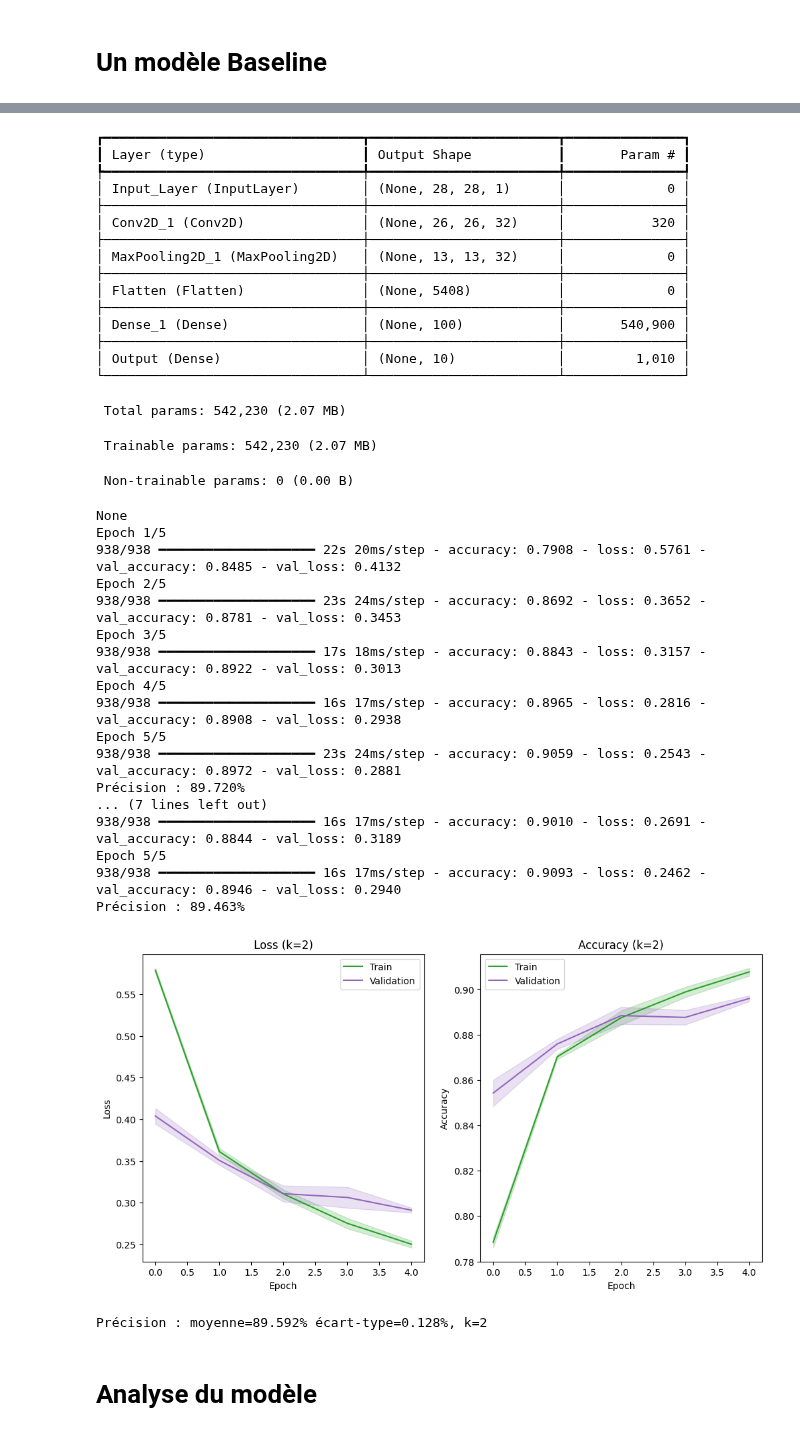
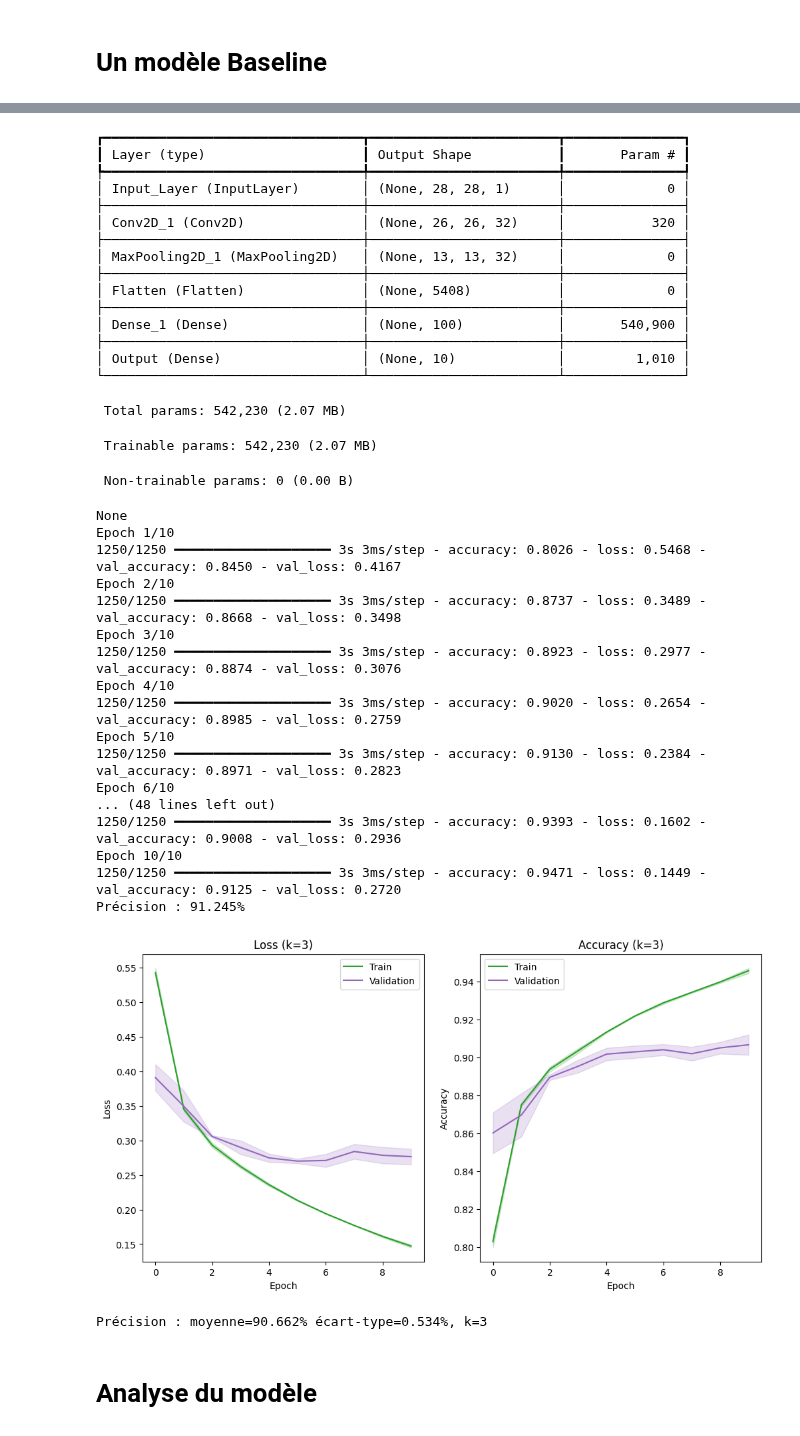
Before and after one commit to 3nd3rh3o/deeplearning-TER, a Jupyter notebook: TER/phaseI/C1-hugo.ipynb, the cells around one changed output, grey strips where cells are left out. Saved outputs shown, nothing was run; the diff lists cells and outputs as text; code cells hidden in the pictures.

```diff
--- a/TER/phaseI/C1-hugo.ipynb
+++ b/TER/phaseI/C1-hugo.ipynb
@@ -524,49 +523,49 @@ def run_evaluation(folds, epochs):
     # Affichage des statistiques de précision : moyenne et écart-type
     print(f'Précision : moyenne={mean(scores) * 100:.3f}% écart-type={std(scores) * 100:.3f}%, k={len(scores)}')
 # %%
-k=2 # Nombre de folds
-epochs=5 # Nombre d'epochs
+k=3 # Nombre de folds
+epochs=10 # Nombre d'epochs
 shapeinput=(28, 28, 1) # Format de l'image 28x28 sur 1 canal
 run_evaluation(k,epochs)
 # %% [output]
 Model: "Baseline_CNN"
 ┏━━━━━━━━━━━━━━━━━━━━━━━━━━━━━━━━━┳━━━━━━━━━━━━━━━━━━━━━━━━┳━━━━━━━━━━━━━━━┓
 ┃ Layer (type)                    ┃ Output Shape           ┃       Param # ┃
 ┡━━━━━━━━━━━━━━━━━━━━━━━━━━━━━━━━━╇━━━━━━━━━━━━━━━━━━━━━━━━╇━━━━━━━━━━━━━━━┩
 │ Input_Layer (InputLayer)        │ (None, 28, 28, 1)      │             0 │
 ├─────────────────────────────────┼────────────────────────┼───────────────┤
 │ Conv2D_1 (Conv2D)               │ (None, 26, 26, 32)     │           320 │
 ├─────────────────────────────────┼────────────────────────┼───────────────┤
 │ MaxPooling2D_1 (MaxPooling2D)   │ (None, 13, 13, 32)     │             0 │
 ├─────────────────────────────────┼────────────────────────┼───────────────┤
 │ Flatten (Flatten)               │ (None, 5408)           │             0 │
 ├─────────────────────────────────┼────────────────────────┼───────────────┤
 │ Dense_1 (Dense)                 │ (None, 100)            │       540,900 │
 ├─────────────────────────────────┼────────────────────────┼───────────────┤
 │ Output (Dense)                  │ (None, 10)             │         1,010 │
 └─────────────────────────────────┴────────────────────────┴───────────────┘
  Total params: 542,230 (2.07 MB)
  Trainable params: 542,230 (2.07 MB)
  Non-trainable params: 0 (0.00 B)
 None
-Epoch 1/5
-938/938 ━━━━━━━━━━━━━━━━━━━━ 22s 20ms/step - accuracy: 0.7908 - loss: 0.5761 - val_accuracy: 0.8485 - val_loss: 0.4132
-Epoch 2/5
-938/938 ━━━━━━━━━━━━━━━━━━━━ 23s 24ms/step - accuracy: 0.8692 - loss: 0.3652 - val_accuracy: 0.8781 - val_loss: 0.3453
-Epoch 3/5
-938/938 ━━━━━━━━━━━━━━━━━━━━ 17s 18ms/step - accuracy: 0.8843 - loss: 0.3157 - val_accuracy: 0.8922 - val_loss: 0.3013
-Epoch 4/5
-938/938 ━━━━━━━━━━━━━━━━━━━━ 16s 17ms/step - accuracy: 0.8965 - loss: 0.2816 - val_accuracy: 0.8908 - val_loss: 0.2938
-Epoch 5/5
-938/938 ━━━━━━━━━━━━━━━━━━━━ 23s 24ms/step - accuracy: 0.9059 - loss: 0.2543 - val_accuracy: 0.8972 - val_loss: 0.2881
-Précision : 89.720%
-... (7 lines left out)
-938/938 ━━━━━━━━━━━━━━━━━━━━ 16s 17ms/step - accuracy: 0.9010 - loss: 0.2691 - val_accuracy: 0.8844 - val_loss: 0.3189
-Epoch 5/5
-938/938 ━━━━━━━━━━━━━━━━━━━━ 16s 17ms/step - accuracy: 0.9093 - loss: 0.2462 - val_accuracy: 0.8946 - val_loss: 0.2940
-Précision : 89.463%
+Epoch 1/10
+1250/1250 ━━━━━━━━━━━━━━━━━━━━ 3s 3ms/step - accuracy: 0.8026 - loss: 0.5468 - val_accuracy: 0.8450 - val_loss: 0.4167
+Epoch 2/10
+1250/1250 ━━━━━━━━━━━━━━━━━━━━ 3s 3ms/step - accuracy: 0.8737 - loss: 0.3489 - val_accuracy: 0.8668 - val_loss: 0.3498
+Epoch 3/10
+1250/1250 ━━━━━━━━━━━━━━━━━━━━ 3s 3ms/step - accuracy: 0.8923 - loss: 0.2977 - val_accuracy: 0.8874 - val_loss: 0.3076
+Epoch 4/10
+1250/1250 ━━━━━━━━━━━━━━━━━━━━ 3s 3ms/step - accuracy: 0.9020 - loss: 0.2654 - val_accuracy: 0.8985 - val_loss: 0.2759
+Epoch 5/10
+1250/1250 ━━━━━━━━━━━━━━━━━━━━ 3s 3ms/step - accuracy: 0.9130 - loss: 0.2384 - val_accuracy: 0.8971 - val_loss: 0.2823
+Epoch 6/10
+... (48 lines left out)
+1250/1250 ━━━━━━━━━━━━━━━━━━━━ 3s 3ms/step - accuracy: 0.9393 - loss: 0.1602 - val_accuracy: 0.9008 - val_loss: 0.2936
+Epoch 10/10
+1250/1250 ━━━━━━━━━━━━━━━━━━━━ 3s 3ms/step - accuracy: 0.9471 - loss: 0.1449 - val_accuracy: 0.9125 - val_loss: 0.2720
+Précision : 91.245%
-[figure, old version]
+[figure, new version]
-Précision : moyenne=89.592% écart-type=0.128%, k=2
+Précision : moyenne=90.662% écart-type=0.534%, k=3
 # %% [markdown]
 # Analyse du modèle
 # %% [markdown]
```
Also changed, not shown: parts of 15 cells of this notebook.
